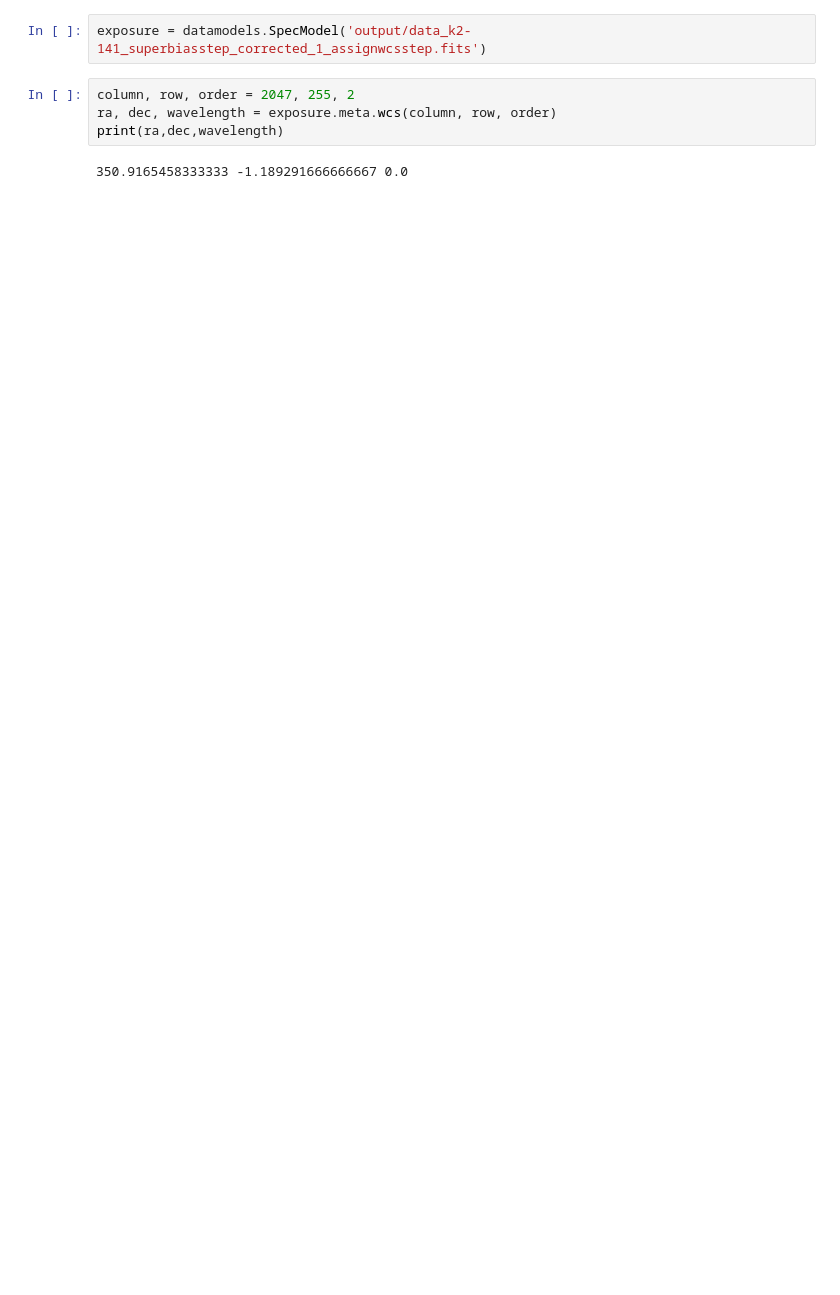
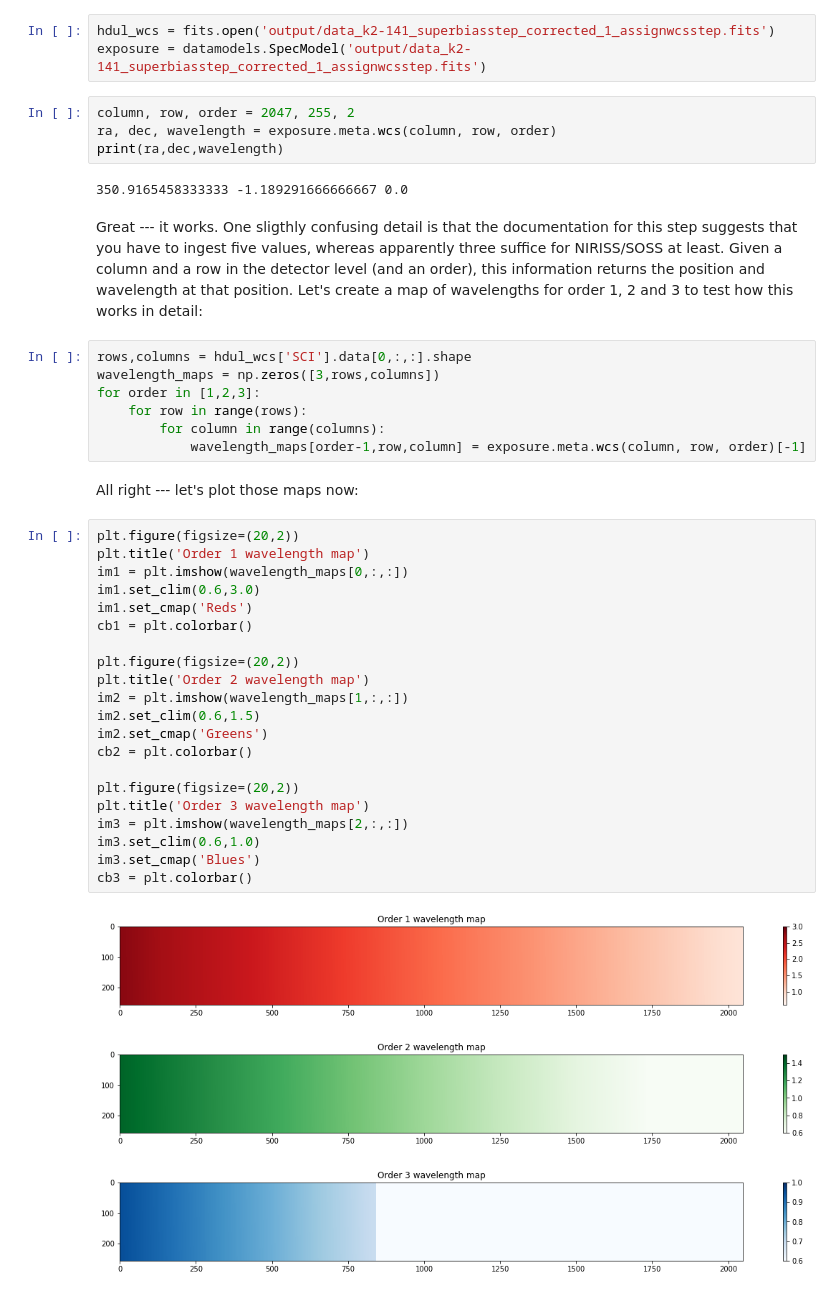
Before and after one commit to nespinoza/jwst_pipeline_testing, a Jupyter notebook: Stage 2 testing - NIRISS SOSS.ipynb, the cells around one changed output. Drawn from its saved outputs; the diff is of its cells as text; blank space fills up the shorter version.

```diff
--- a/Stage 2 testing - NIRISS SOSS.ipynb
+++ b/Stage 2 testing - NIRISS SOSS.ipynb
@@ -54,6 +58,7 @@ calwebb_spec2.assign_wcs_step.AssignWcsStep.call('output/data_k2-141_superbiasst
 # %% [markdown]
 All right! Let's check that the WCS information is on the headers now:
 # %%
+hdul_wcs = fits.open('output/data_k2-141_superbiasstep_corrected_1_assignwcsstep.fits')
 exposure = datamodels.SpecModel('output/data_k2-141_superbiasstep_corrected_1_assignwcsstep.fits')
 # %%
 column, row, order = 2047, 255, 2
@@ -61,3 +66,39 @@ ra, dec, wavelength = exposure.meta.wcs(column, row, order)
 print(ra,dec,wavelength)
 # %% [output]
 350.9165458333333 -1.189291666666667 0.0
+# %% [markdown]
+Great --- it works. One sligthly confusing detail is that the documentation for this step suggests that you have to ingest five values, whereas apparently three suffice for NIRISS/SOSS at least. Given a column and a row in the detector level (and an order), this information returns the position and wavelength at that position. Let's create a map of wavelengths for order 1, 2 and 3 to test how this works in detail:
+# %%
+rows,columns = hdul_wcs['SCI'].data[0,:,:].shape
+wavelength_maps = np.zeros([3,rows,columns])
+for order in [1,2,3]:
+    for row in range(rows):
+        for column in range(columns):
+            wavelength_maps[order-1,row,column] = exposure.meta.wcs(column, row, order)[-1]
+# %% [markdown]
+All right --- let's plot those maps now:
+# %%
+plt.figure(figsize=(20,2))
+plt.title('Order 1 wavelength map')
+im1 = plt.imshow(wavelength_maps[0,:,:])
+im1.set_clim(0.6,3.0)
+im1.set_cmap('Reds')
+cb1 = plt.colorbar()
+
+plt.figure(figsize=(20,2))
+plt.title('Order 2 wavelength map')
+im2 = plt.imshow(wavelength_maps[1,:,:])
+im2.set_clim(0.6,1.5)
+im2.set_cmap('Greens')
+cb2 = plt.colorbar()
+
+plt.figure(figsize=(20,2))
+plt.title('Order 3 wavelength map')
+im3 = plt.imshow(wavelength_maps[2,:,:])
+im3.set_clim(0.6,1.0)
+im3.set_cmap('Blues')
+cb3 = plt.colorbar()
+# %% [output]
+[figure, added]
+[figure, added]
+[figure, added]
```
Also changed, not shown: parts of 26 cells of this notebook.
